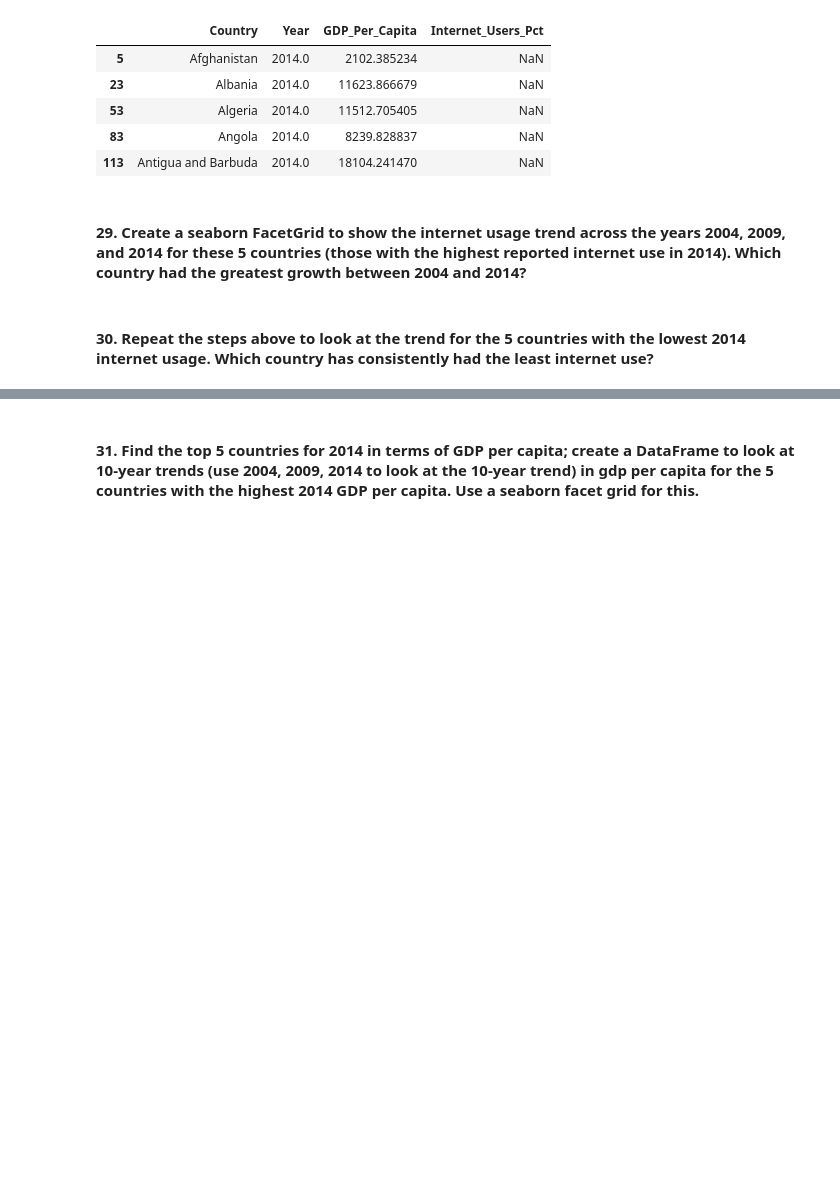
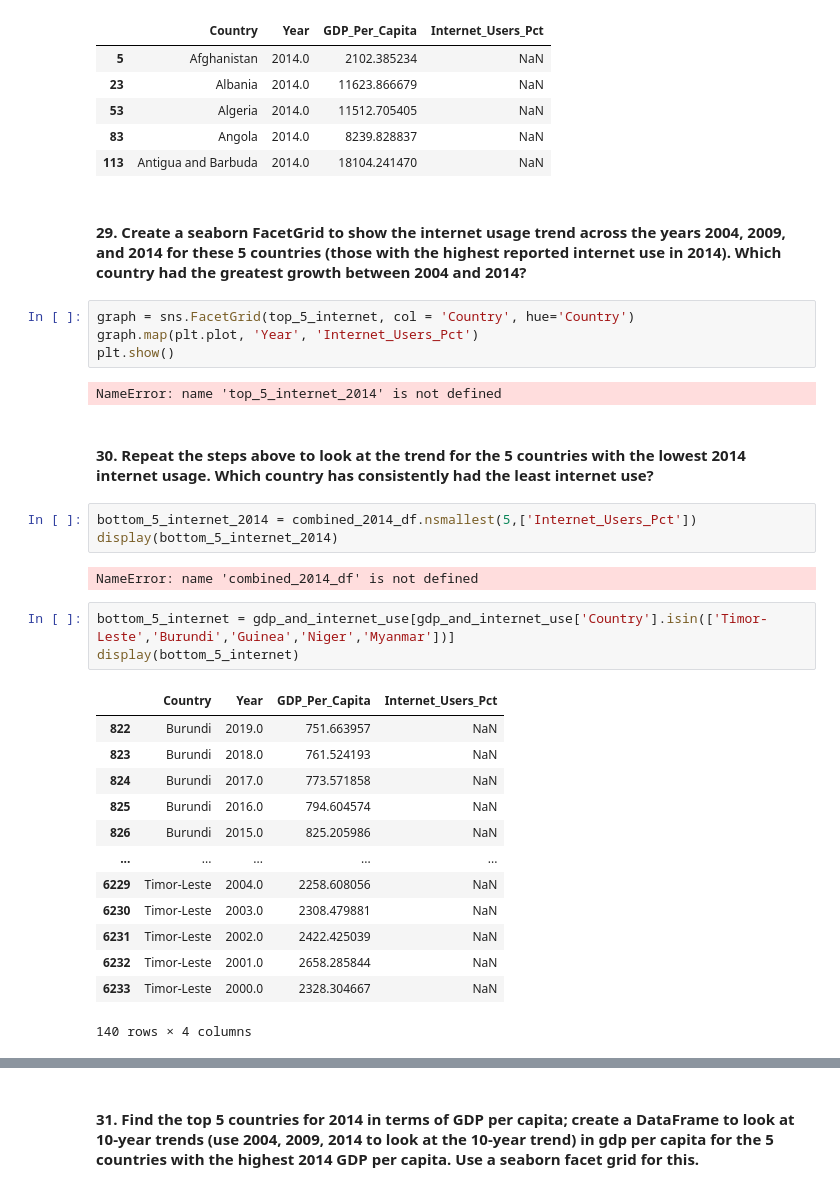
Before and after one commit to NSS-Data-Analytics-Cohort-7/gdp-and-internet-usage-AKCase1993, a Jupyter notebook: notebooks/notebook.ipynb, the cells around one changed output, grey strips where cells are left out. Drawn from its saved outputs; the diff is of its cells as text; blank space fills up the shorter version.

```diff
--- a/notebooks/notebook.ipynb
+++ b/notebooks/notebook.ipynb
@@ -388,5 +382,33 @@ top5_internet_2014
 | 113 | Antigua and Barbuda | 2014.0 | 18104.241470 | NaN |
 # %% [markdown]
 #### 29. Create a seaborn FacetGrid to show the internet usage trend across the years 2004, 2009, and 2014 for these 5 countries (those with the highest reported internet use in 2014). Which country had the greatest growth between 2004 and 2014?
+# %%
+graph = sns.FacetGrid(top_5_internet, col = 'Country', hue='Country')
+graph.map(plt.plot, 'Year', 'Internet_Users_Pct')
+plt.show()
+# %% [output]
+NameError: name 'top_5_internet_2014' is not defined
 # %% [markdown]
 #### 30. Repeat the steps above to look at the trend for the 5 countries with the lowest 2014 internet usage. Which country has consistently had the least internet use?
+# %%
+bottom_5_internet_2014 = combined_2014_df.nsmallest(5,['Internet_Users_Pct'])
+display(bottom_5_internet_2014)
+# %% [output]
+NameError: name 'combined_2014_df' is not defined
+# %%
+bottom_5_internet = gdp_and_internet_use[gdp_and_internet_use['Country'].isin(['Timor-Leste','Burundi','Guinea','Niger','Myanmar'])]
+display(bottom_5_internet)
+# %% [output]
+|  | Country | Year | GDP_Per_Capita | Internet_Users_Pct |
+| 822 | Burundi | 2019.0 | 751.663957 | NaN |
+| 823 | Burundi | 2018.0 | 761.524193 | NaN |
+| 824 | Burundi | 2017.0 | 773.571858 | NaN |
+| 825 | Burundi | 2016.0 | 794.604574 | NaN |
+| 826 | Burundi | 2015.0 | 825.205986 | NaN |
+| ... | ... | ... | ... | ... |
+| 6229 | Timor-Leste | 2004.0 | 2258.608056 | NaN |
+| 6230 | Timor-Leste | 2003.0 | 2308.479881 | NaN |
+| 6231 | Timor-Leste | 2002.0 | 2422.425039 | NaN |
+| 6232 | Timor-Leste | 2001.0 | 2658.285844 | NaN |
+| 6233 | Timor-Leste | 2000.0 | 2328.304667 | NaN |
+140 rows × 4 columns
```
Also changed, not shown: parts of 36 cells of this notebook.
